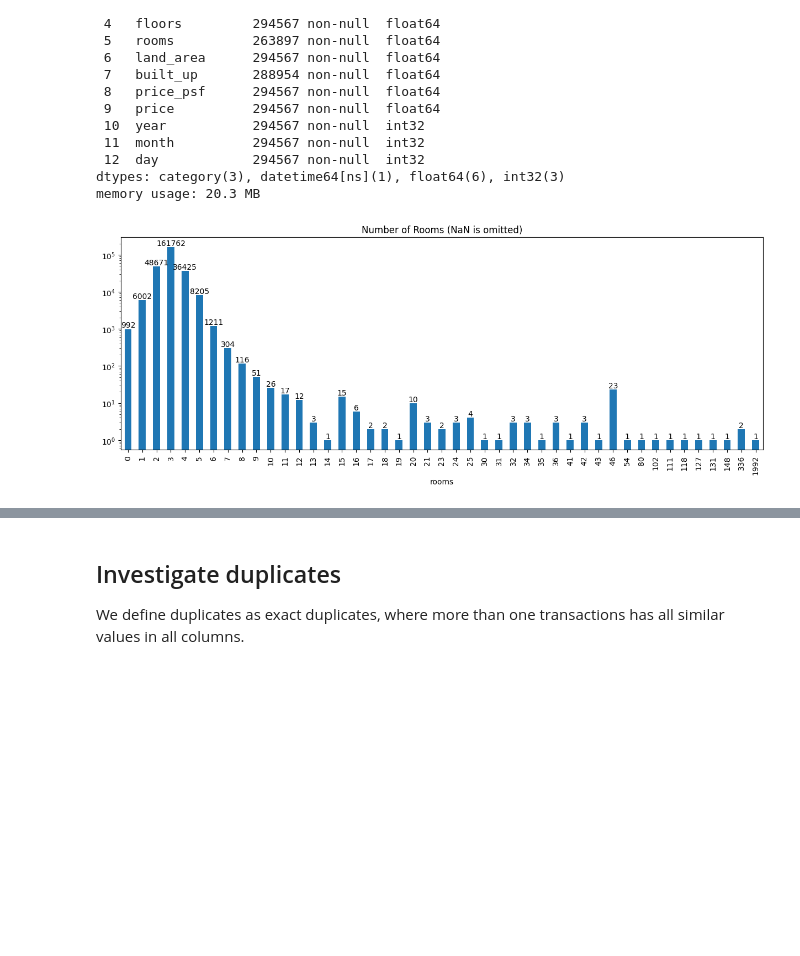
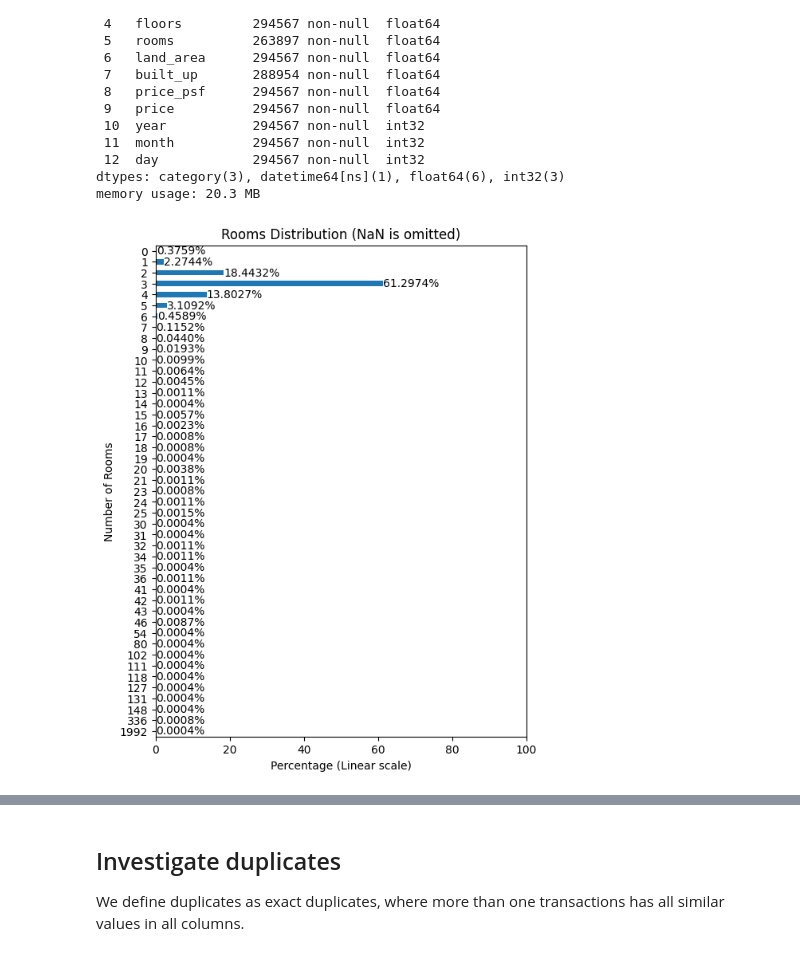
Before and after one commit to yuenherny/kl-house-price-forecasting, a Jupyter notebook: notebooks/03 - Data Cleaning 1.ipynb, the cells around one changed output, grey strips where cells are left out. Drawn from its saved outputs; the diff is of its cells as text; code cells hidden in the pictures; blank space fills up the shorter version.

Commit message:
Update charts

```diff
--- a/notebooks/03 - Data Cleaning 1.ipynb
+++ b/notebooks/03 - Data Cleaning 1.ipynb
@@ -292,15 +293,18 @@ Data columns (total 13 columns):
 dtypes: category(3), datetime64[ns](1), float64(6), int32(3)
 memory usage: 20.3 MB
 # %%
-ax = df_transactions['rooms'].value_counts().sort_index().plot(
-    kind='bar',
-    logy=True,
-    figsize=(15, 5),
-    title='Number of Rooms (NaN is omitted)'
+ax = df_transactions['rooms'].value_counts(normalize=True).apply(lambda x: 100 * x).sort_index(ascending=False).plot(
+    kind='barh',
+    # logy=True,
+    figsize=(6, 8),
+    title='Rooms Distribution (NaN is omitted)',
+    xlabel='Percentage (Linear scale)',
+    ylabel='Number of Rooms',
+    xlim=(0, 100)
 )
-ax.bar_label(ax.containers[0], fmt='%.0f')
-ax.set_xticklabels(df_transactions['rooms'].value_counts().sort_index().index.astype(int))
+ax.bar_label(ax.containers[0], fmt='%.4f%%')
+ax.set_yticklabels(df_transactions['rooms'].value_counts().sort_index(ascending=False).index.astype(int))
 plt.show()
 # %% [output]
-[figure, old version]
+[figure, new version]
 # %%
```
Also changed, not shown: parts of 11 cells of this notebook, 1 other file.
